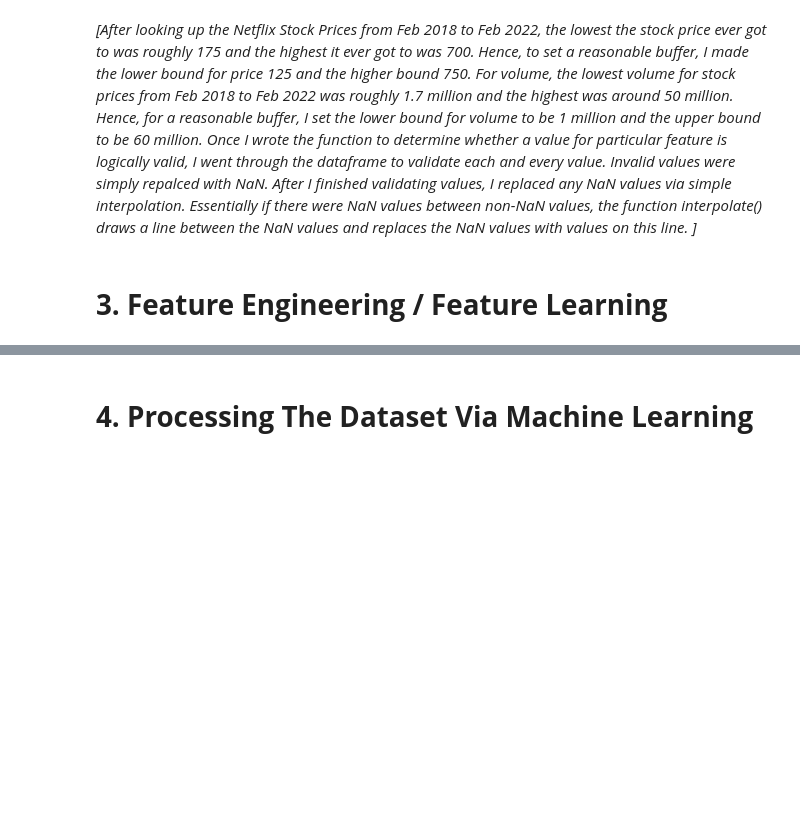
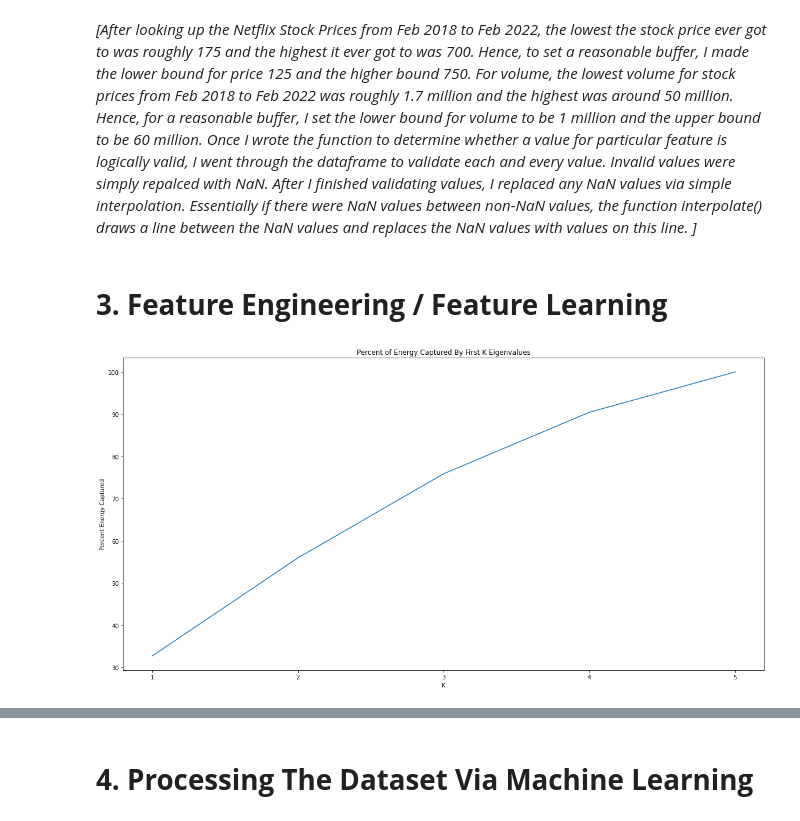
Before and after one commit to Ravi-Raghavan/ECE_443_Term_Project, a Jupyter notebook: NetflixStockPrices.ipynb, the cells around one changed output, grey strips where cells are left out. Saved outputs shown, nothing was run; the diff lists cells and outputs as text; code cells hidden in the pictures; blank space fills up the shorter version.

```diff
--- a/NetflixStockPrices.ipynb
+++ b/NetflixStockPrices.ipynb
@@ -98,7 +98,6 @@ def is_logical(feature, value):
         return value >= 125 and value <= 750
     return value >= 1000000 and value <= 60000000
 
-count = 0
 for column in netflix_stock_prices:
     columnSeries = netflix_stock_prices[column] #retrieve column from data frame
     li = [] #list to store newly created column
@@ -110,11 +109,10 @@ for column in netflix_stock_prices:
             li.append(value)
         else:
             li.append(np.nan)
-            count = count + 1
 
     #Convert li to pandas Series and store this in the column
     if (np.nan in li):
-        netflix_stock_prices[column] = pd.Series(li)
+        netflix_stock_prices[column] = pd.Series(li, index = netflix_stock_prices.index)
 
 netflix_stock_prices.interpolate(inplace = True) #fill in NaN values via interpolation
 # %% [markdown]
@@ -124,32 +122,57 @@ _[After looking up the Netflix Stock Prices from Feb 2018 to Feb 2022, the lowes
 # %%
 #Calculate Continuously Compounded Return on Asset Price
 closing_prices = netflix_stock_prices["Adj Close"].to_list()
 returns = np.log(closing_prices[1: ]) - np.log(closing_prices[: -1])
 returns = np.insert(returns, 0, np.nan)
 
-window_size = 100
+window_size = 40
 netflix_stock_prices["Continuously Compounded Returns"] = pd.Series(returns, index = netflix_stock_prices.index)
 netflix_stock_prices["Expected Value"] = netflix_stock_prices["Continuously Compounded Returns"].rolling(window= window_size, closed = "left").mean()
 netflix_stock_prices["Variance"] = netflix_stock_prices["Continuously Compounded Returns"].rolling(window= window_size, closed = "left").var()
 netflix_stock_prices["Skew"] = netflix_stock_prices["Continuously Compounded Returns"].rolling(window= window_size, closed = "left").skew()
 netflix_stock_prices["Kurtosis"] = netflix_stock_prices["Continuously Compounded Returns"].rolling(window= window_size, closed = "left").kurt()
 netflix_stock_prices["VoV"] = np.sqrt(netflix_stock_prices["Variance"].pct_change().abs())
 
 X = netflix_stock_prices[["Expected Value", "Variance", "Skew", "Kurtosis", "VoV"]].to_numpy()
 X = X[window_size + 2: ]
 Y = netflix_stock_prices[["Continuously Compounded Returns"]].to_numpy()
 Y = Y[window_size + 2: ]
 
 X_train, X_test, Y_train, Y_test = train_test_split(X, Y, random_state=104, test_size=0.20, shuffle=True) #split data into train/test
 
 # use the fit_transform API to simultaneously compute mean and center data
 datascaler = sklpp.StandardScaler()
 X_train = datascaler.fit_transform(X_train)
 X_test = datascaler.transform(X_test)
 
-#solve PCA problem to capture at least 90% energy
-pca = skldecomp.PCA(n_components = 0.90, svd_solver = 'full')
-X_train = pca.inverse_transform(pca.fit_transform(X_train))
-X_test = pca.inverse_transform(pca.transform(X_test))
+#solve PCA problem to capture at least roughly 90% energy
+left_singular_vectors, singular_value_matrix, right_singular_vectors = np.linalg.svd(X_train)   #svd of centered matrix
+total_energy = sum([singular_value * singular_value for singular_value in singular_value_matrix]) #total energy in centered dataset
+
+cumulative_energy = 0   #initialize variable
+k_values = []
+percent_energy_captured = []
+k = 0   #initialize k
+for index in range(len(singular_value_matrix)):
+    original_cumulative_energy = cumulative_energy
+    cumulative_energy = cumulative_energy + (singular_value_matrix[index] * singular_value_matrix[index])   #calculate energy of top k singular values
+    k = k + 1   #increment k
+    k_values.append(k)
+    percent_energy_captured.append((100 * cumulative_energy / total_energy))
+
+
+fig, ax = plt.subplots()
+ax.set_title("Percent of Energy Captured By First K Eigenvalues")
+ax.set_xlabel("K")
+ax.set_ylabel("Percent Energy Captured")
+
+ax.plot(k_values, percent_energy_captured)
+ax.xaxis.set_major_locator(mticker.IndexLocator( base = 1, offset = 0))
+
+pca = skldecomp.PCA(n_components = 4, svd_solver = 'full')  #initialize PCA object with 4 components
+X_train = pca.inverse_transform(pca.fit_transform(X_train)) #map training data points onto PCA subspace
+X_test = pca.inverse_transform(pca.transform(X_test)) #map test data points onto same PCA subspace
+# %% [output]
+[figure, added]
 # %% [markdown]
 The goal of making a stock market machine learning system is to forecast future returns(https://web-static.stern.nyu.edu/rengle/EnglePattonQF.pdf). According to my research, financial modeling must take into account the volatilty of a particular stock or options. According to a research paper published by Robert F Engle and Andrew J Patton, a "central requirement in almost all financial applications" is that a financial model should be able to forecast volatility(https://web-static.stern.nyu.edu/rengle/EnglePattonQF.pdf). Forecasts of a stock price and its future volatility is used in financial domains such as "risk management, derivative pricing and hedging, market making, market timing, portfolio selection and many other financial activities"(https://web-static.stern.nyu.edu/rengle/EnglePattonQF.pdf).
```
Also changed, not shown: parts of 3 cells of this notebook.
